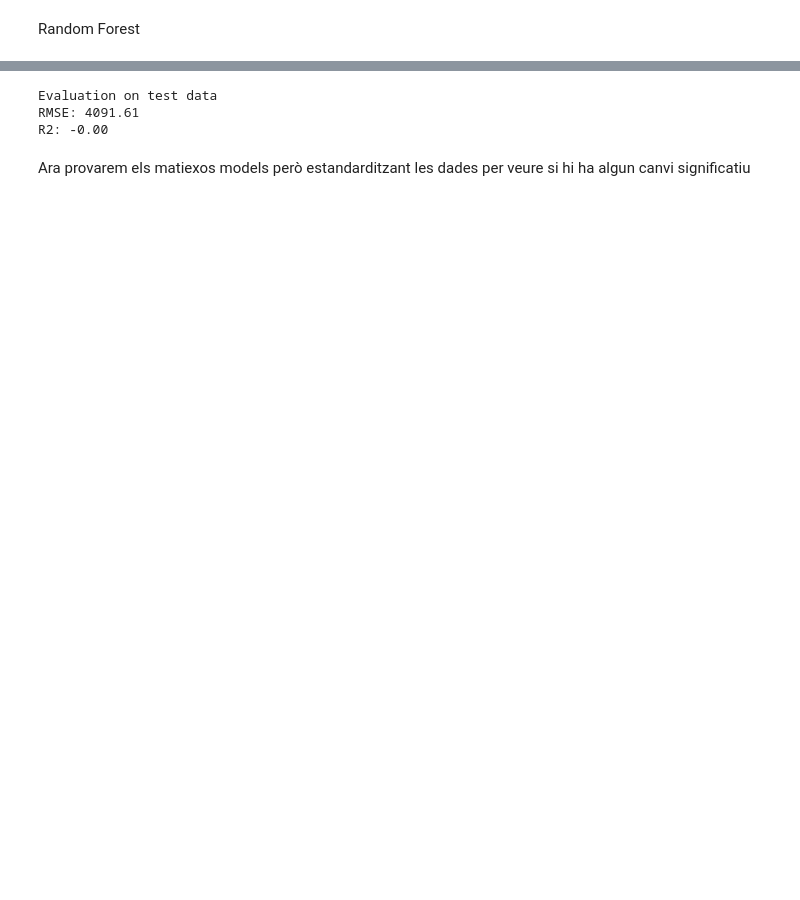
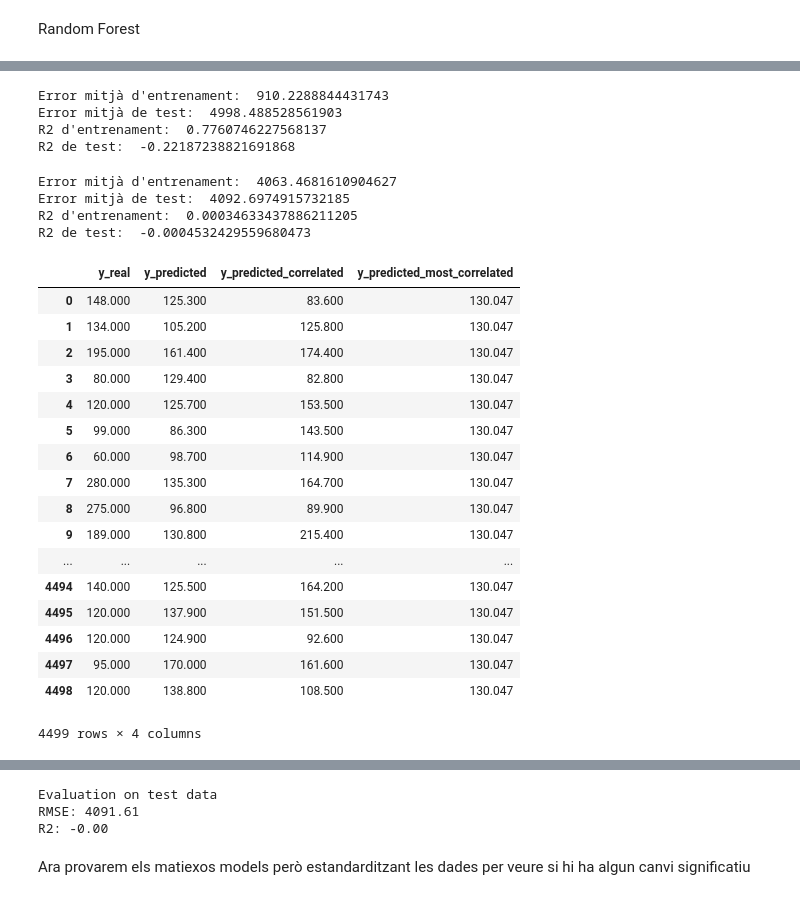
Before and after one commit to celia-m15/Amsterdam_AirBnb_Price, a Jupyter notebook: Price_regression.ipynb, the cells around one changed output, grey strips where cells are left out. Saved outputs shown, nothing was run; the diff lists cells and outputs as text; code cells hidden in the pictures; blank space fills up the shorter version.

```diff
--- a/Price_regression.ipynb
+++ b/Price_regression.ipynb
@@ -502,0 +505,67 @@ R2 de test:  -0.1727566007755592
+# %%
+random_forest = RandomForestRegressor()
+random_forest.fit(X_Correlated_train, y_train)
+Correlated_test_predicted = random_forest.predict(X_Correlated_test)
+Correlated_train_predicted = random_forest.predict(X_Correlated_train)
+Correlated_test_predicted=Correlated_test_predicted.reshape(-1,1)
+Correlated_train_predicted=Correlated_train_predicted.reshape(-1,1)
+
+train_MSD = mean_squared_error(y_train, Correlated_train_predicted)
+train_R2 = r2_score(y_train, Correlated_train_predicted)
+test_MSD = mean_squared_error(y_test, Correlated_test_predicted)
+test_R2 = r2_score(y_test, Correlated_test_predicted)
+
+print("Error mitjà d'entrenament: ", train_MSD)
+print("Error mitjà de test: ", test_MSD)
+print("R2 d'entrenament: ", train_R2)
+print("R2 de test: ", test_R2)
+# %% [output]
+Error mitjà d'entrenament:  910.2288844431743
+Error mitjà de test:  4998.488528561903
+R2 d'entrenament:  0.7760746227568137
+R2 de test:  -0.22187238821691868
+# %%
+random_forest = RandomForestRegressor()
+random_forest.fit(X_Most_Correlated_train, y_train)
+Most_Correlated_test_predicted = random_forest.predict(X_Most_Correlated_test)
+Most_Correlated_train_predicted = random_forest.predict(X_Most_Correlated_train)
+Most_Correlated_test_predicted = Most_Correlated_test_predicted.reshape(-1,1)
+Most_Correlated_train_predicted = Most_Correlated_train_predicted.reshape(-1,1)
+
+train_MSD = mean_squared_error(y_train, Most_Correlated_train_predicted)
+train_R2 = r2_score(y_train, Most_Correlated_train_predicted)
+test_MSD = mean_squared_error(y_test, Most_Correlated_test_predicted)
+test_R2 = r2_score(y_test, Most_Correlated_test_predicted)
+
+print("Error mitjà d'entrenament: ", train_MSD)
+print("Error mitjà de test: ", test_MSD)
+print("R2 d'entrenament: ", train_R2)
+print("R2 de test: ", test_R2)
+# %% [output]
+Error mitjà d'entrenament:  4063.4681610904627
+Error mitjà de test:  4092.6974915732185
+R2 d'entrenament:  0.00034633437886211205
+R2 de test:  -0.0004532429559680473
+# %%
+df = y_test.assign(y_predicted=test_predicted, y_predicted_correlated=Correlated_test_predicted, y_predicted_most_correlated = Most_Correlated_test_predicted)
+df = df.rename(columns={'59.0' : 'y_real'})
+df
+# %% [output]
+|  | y_real | y_predicted | y_predicted_correlated | y_predicted_most_correlated |
+| 0 | 148.000 | 125.300 | 83.600 | 130.047 |
+| 1 | 134.000 | 105.200 | 125.800 | 130.047 |
+| 2 | 195.000 | 161.400 | 174.400 | 130.047 |
+| 3 | 80.000 | 129.400 | 82.800 | 130.047 |
+| 4 | 120.000 | 125.700 | 153.500 | 130.047 |
+| 5 | 99.000 | 86.300 | 143.500 | 130.047 |
+| 6 | 60.000 | 98.700 | 114.900 | 130.047 |
+| 7 | 280.000 | 135.300 | 164.700 | 130.047 |
+| 8 | 275.000 | 96.800 | 89.900 | 130.047 |
+| 9 | 189.000 | 130.800 | 215.400 | 130.047 |
+| ... | ... | ... | ... | ... |
+| 4494 | 140.000 | 125.500 | 164.200 | 130.047 |
+| 4495 | 120.000 | 137.900 | 151.500 | 130.047 |
+| 4496 | 120.000 | 124.900 | 92.600 | 130.047 |
+| 4497 | 95.000 | 170.000 | 161.600 | 130.047 |
+| 4498 | 120.000 | 138.800 | 108.500 | 130.047 |
+4499 rows × 4 columns
```
Also changed, not shown: parts of 41 cells of this notebook.
